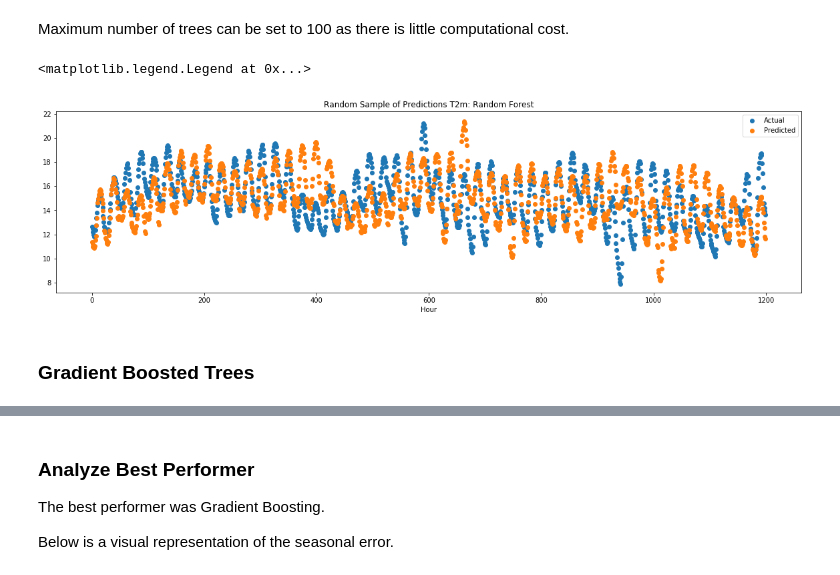
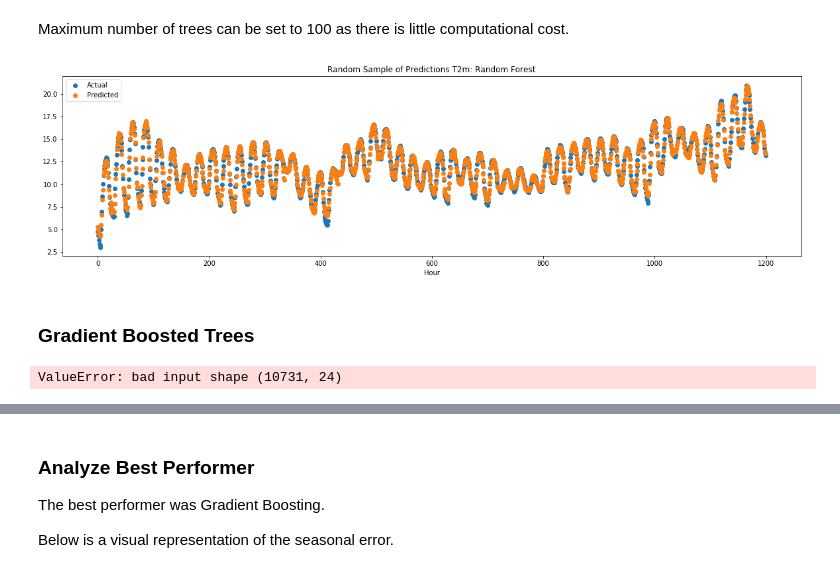
Before and after one commit to 2021-Energy-Climate-Hackathon/group_1, a Jupyter notebook: t2m_modeling.ipynb, the cells around one changed output, grey strips where cells are left out. Drawn from its saved outputs; the diff is of its cells as text; code cells hidden in the pictures.

```diff
--- a/t2m_modeling.ipynb
+++ b/t2m_modeling.ipynb
@@ -84,3 +86,10 @@ See the caveats in the documentation: http://pandas.pydata.org/pandas-docs/stabl
+# %%
+# add lag features
+X["t2min_previous"] = X.t2mmin.shift(1)
+X["t2m_previous"] = X.t2m.shift(1)
+X["t2min_next"] = X.t2mmin.shift(-1)
+X["t2m_next"] = X.t2m.shift(-1)
+X = X.fillna(0)
 # %% [markdown]
 Split train/test
 # %%
@@ -133,7 +142,7 @@ plt.legend(["Actual","Predicted"])
 # %%
 from sklearn.ensemble import RandomForestRegressor
 
-rf = RandomForestRegressor(n_estimators=60).fit(X_train,y_train)
+rf = RandomForestRegressor(n_estimators=100).fit(X_train,y_train)
 pred_rf = rf.predict(X_test)
 # %%
 # metrics
@@ -168,19 +174,21 @@ Maximum number of trees can be set to 100 as there is little computational cost.
 # %%
 plt.scatter(np.arange(0,50*24,1),y_test.values[4000:4050])
 plt.scatter(np.arange(0,50*24,1),pred_rf[4000:4050])
 plt.xlabel("Hour")
 plt.title("Random Sample of Predictions T2m: Random Forest")
 plt.legend(["Actual","Predicted"])
+plt.rcParams["figure.figsize"] = (20,5)
 # %% [output]
-<matplotlib.legend.Legend at 0x...>
-[figure, old version]
+[figure, new version]
 # %% [markdown]
 ### Gradient Boosted Trees
 # %%
-from sklearn.ensemble import RandomForestRegressor
+from sklearn.ensemble import GradientBoostingRegressor
 
-gbt = RandomForestRegressor(n_estimators=100).fit(X_train,y_train)
+gbt = GradientBoostingRegressor(n_estimators=100).fit(X_train,y_train)
 pred_gbt = gbt.predict(X_test)
+# %% [output]
+ValueError: bad input shape (10731, 24)
 # %%
 # metrics
 r2_gbt = r2_score(y_test,pred_gbt)
```
Also changed, not shown: parts of 20 cells of this notebook.
